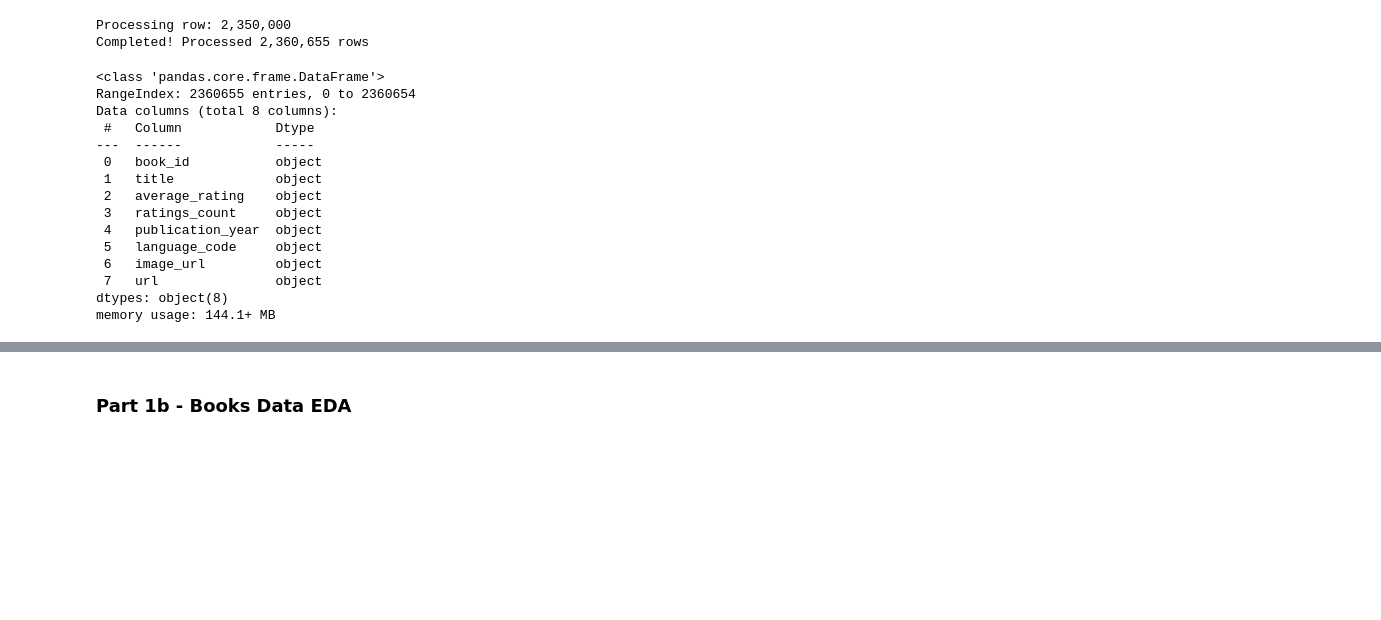
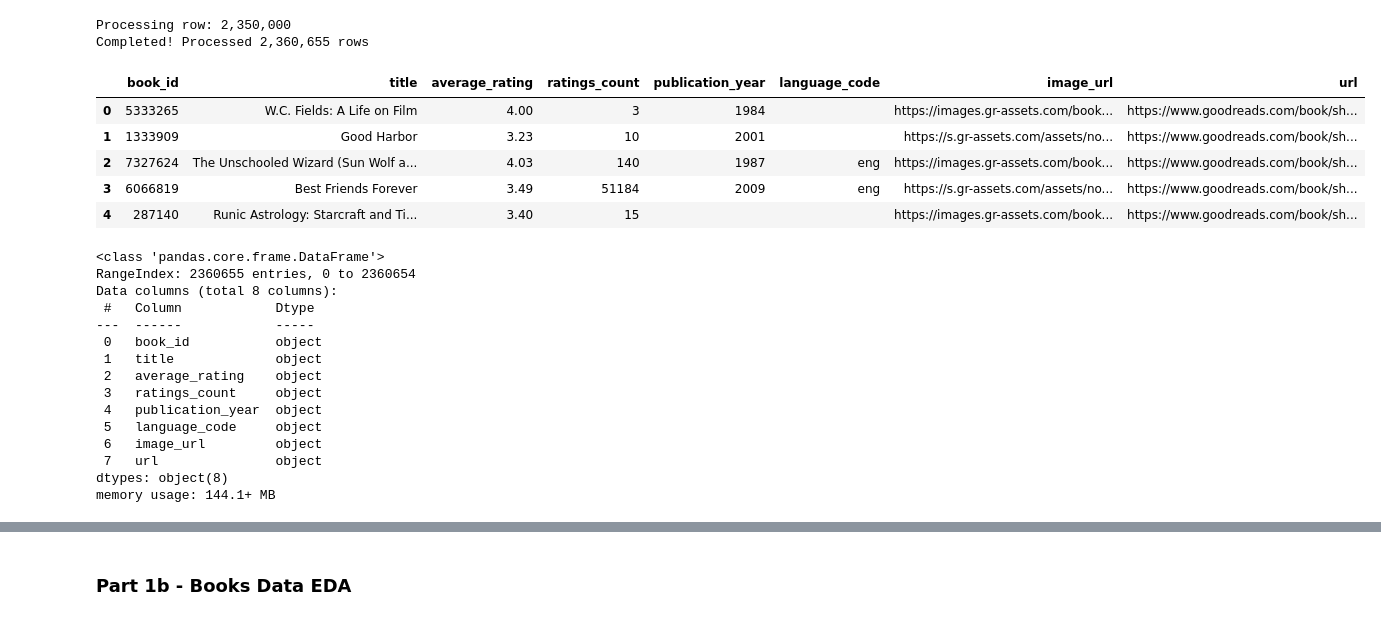
Before and after one commit to mraottth/projects, a Jupyter notebook: Goodreads Book Recommender/00_prep_goodreads_data.ipynb, the cells around one changed output, grey strips where cells are left out. Saved outputs shown, nothing was run; the diff lists cells and outputs as text; code cells hidden in the pictures; blank space fills up the shorter version.

```diff
--- a/Goodreads Book Recommender/00_prep_goodreads_data.ipynb
+++ b/Goodreads Book Recommender/00_prep_goodreads_data.ipynb
@@ -147,8 +171,15 @@ Processing row: 2,350,000
 Completed! Processed 2,360,655 rows
 # %%
 # View df_books info
+display(df_books.head())
 df_books.info()
 # %% [output]
+|  | book_id | title | average_rating | ratings_count | publication_year | language_code | image_url | url |
+| 0 | 5333265 | W.C. Fields: A Life on Film | 4.00 | 3 | 1984 |  | https://images.gr-assets.com/book... | https://www.goodreads.com/book/sh... |
+| 1 | 1333909 | Good Harbor | 3.23 | 10 | 2001 |  | https://s.gr-assets.com/assets/no... | https://www.goodreads.com/book/sh... |
+| 2 | 7327624 | The Unschooled Wizard (Sun Wolf a... | 4.03 | 140 | 1987 | eng | https://images.gr-assets.com/book... | https://www.goodreads.com/book/sh... |
+| 3 | 6066819 | Best Friends Forever | 3.49 | 51184 | 2009 | eng | https://s.gr-assets.com/assets/no... | https://www.goodreads.com/book/sh... |
+| 4 | 287140 | Runic Astrology: Starcraft and Ti... | 3.40 | 15 |  |  | https://images.gr-assets.com/book... | https://www.goodreads.com/book/sh... |
 <class 'pandas.core.frame.DataFrame'>
 RangeIndex: 2360655 entries, 0 to 2360654
 Data columns (total 8 columns):
```
Also changed, not shown: parts of 8 cells of this notebook, 1 other file.
